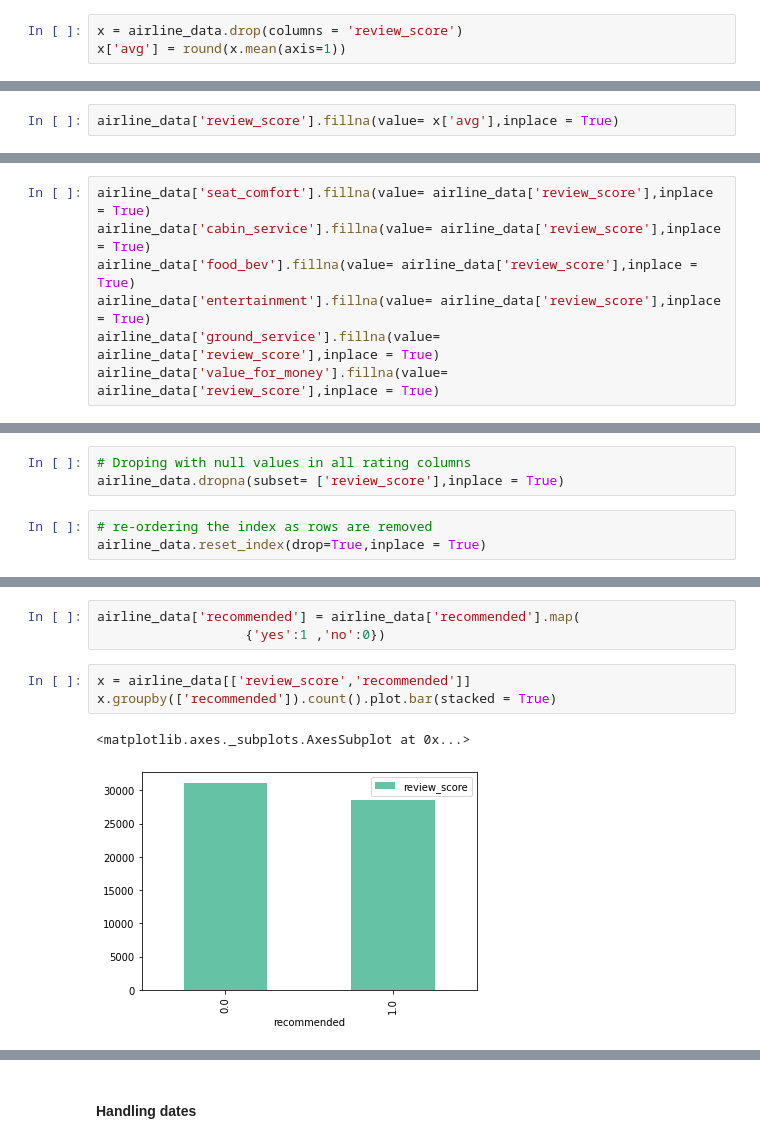
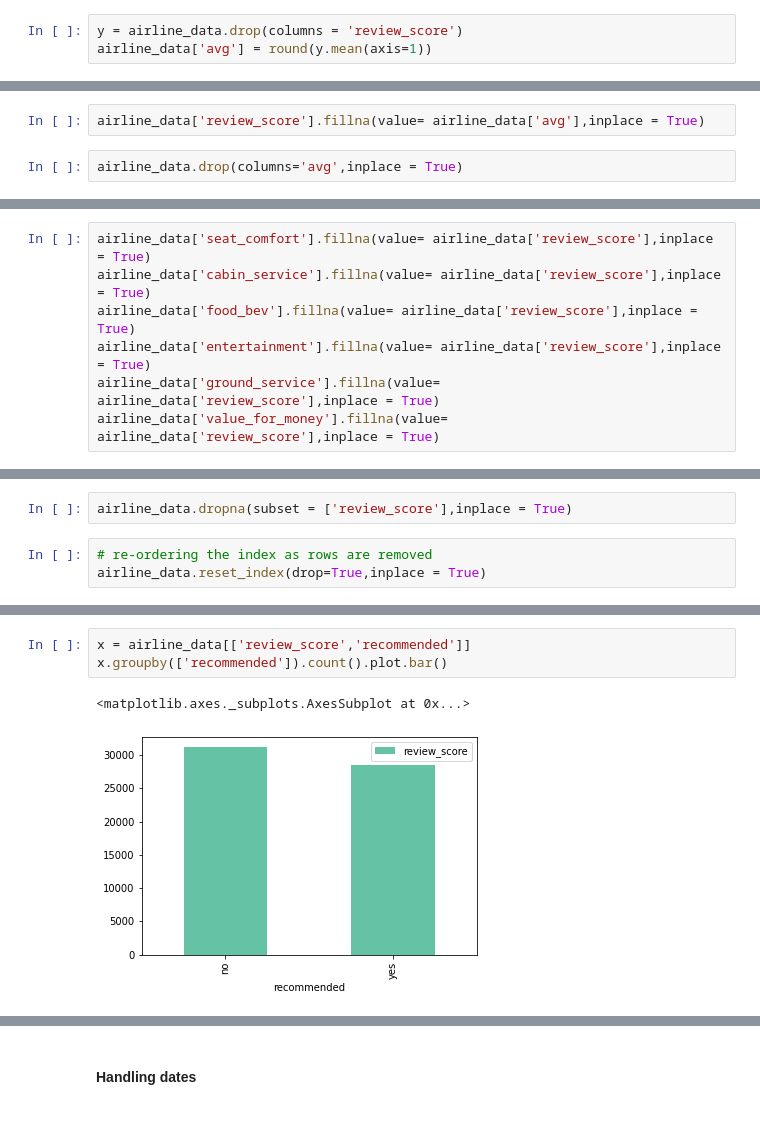
Before and after one commit to keerthana-narra/Airline-passenger-reviews, a Jupyter notebook: N_Sai_Keerthana_Reddy_Capstone_3_Airline_Referal.ipynb, the cells around one changed output, grey strips where cells are left out. Drawn from its saved outputs; the diff is of its cells as text.

```diff
--- a/N_Sai_Keerthana_Reddy_Capstone_3_Airline_Referal.ipynb
+++ b/N_Sai_Keerthana_Reddy_Capstone_3_Airline_Referal.ipynb
@@ -249,5 +294,5 @@ And for filling take seat_comfort, cabin_service, food_bev, entertainment, groun
 # %% [markdown]
 ####Filling review score
 # %%
-x = airline_data.drop(columns = 'review_score')
-x['avg'] = round(x.mean(axis=1))
+y = airline_data.drop(columns = 'review_score')
+airline_data['avg'] = round(y.mean(axis=1))
@@ -254,2 +303,4 @@ x['avg'] = round(x.mean(axis=1))
 # %%
-airline_data['review_score'].fillna(value= x['avg'],inplace = True)
+airline_data['review_score'].fillna(value= airline_data['avg'],inplace = True)
+# %%
+airline_data.drop(columns='avg',inplace = True)
@@ -282,8 +352,7 @@ value_for_money      143
 recommended         1422
 dtype: int64
 # %%
-# Droping with null values in all rating columns
-airline_data.dropna(subset= ['review_score'],inplace = True)
+airline_data.dropna(subset = ['review_score'],inplace = True)
 # %%
 # re-ordering the index as rows are removed
 airline_data.reset_index(drop=True,inplace = True)
@@ -293,12 +362,9 @@ airline_data.tail(2)
 |  | airline | review_score | review_date | review_text | traveller_type | cabin | route | date_flown | ... |
 | 61038 | Ukraine International | 4.0 | 4th May 2008 | Kiev-Vienna. Check in was slow bu... | NaN | NaN | NaN | NaN | ... |
 | 61039 | Ukraine International | 3.0 | 2nd August 2007 | VIE-ODS Business class. B737-500 ... | NaN | NaN | NaN | NaN | ... |
-# %%
-airline_data['recommended'] = airline_data['recommended'].map(
-                   {'yes':1 ,'no':0})
 # %%
 x = airline_data[['review_score','recommended']]
-x.groupby(['recommended']).count().plot.bar(stacked = True)
+x.groupby(['recommended']).count().plot.bar()
 # %% [output]
 <matplotlib.axes._subplots.AxesSubplot at 0x...>
-[figure, old version]
+[figure, new version]
```
Also changed, not shown: parts of 129 cells of this notebook.
